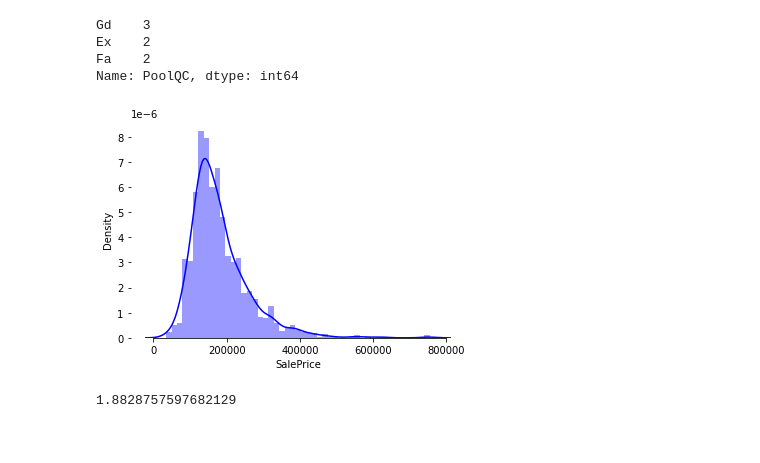
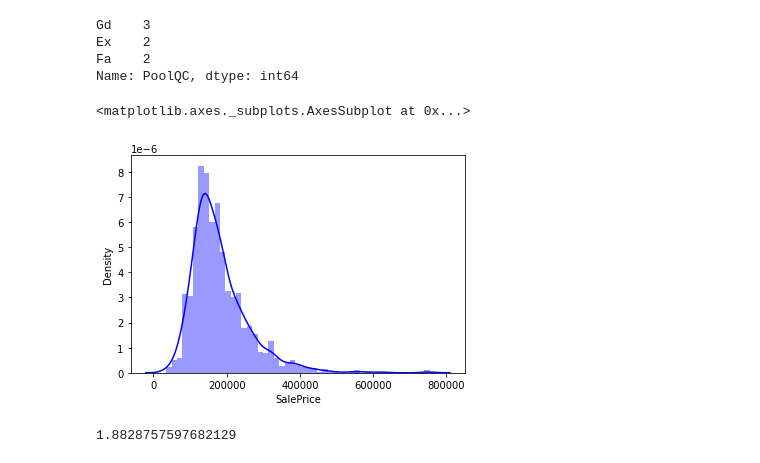
Before and after one commit to utkarshs75/House-Prices-Analysis, a Jupyter notebook: Kaggle_House_Price_Analysis.ipynb, the cells around one changed output. Drawn from its saved outputs; the diff is of its cells as text; code cells hidden in the pictures.

```diff
--- a/Kaggle_House_Price_Analysis.ipynb
+++ b/Kaggle_House_Price_Analysis.ipynb
@@ -52,9 +52,10 @@ Fa    2
 Name: PoolQC, dtype: int64
 # %%
 sns.distplot(train['SalePrice'], color = 'b')
-sns.despine(trim = True, left = True)
+#sns.despine(trim = True, left = True)
 # %% [output]
+<matplotlib.axes._subplots.AxesSubplot at 0x...>
-[figure, old version]
+[figure, new version]
 # %%
 train['SalePrice'].skew()
 # %% [output]
```
Also changed, not shown: parts of 3 cells of this notebook.
